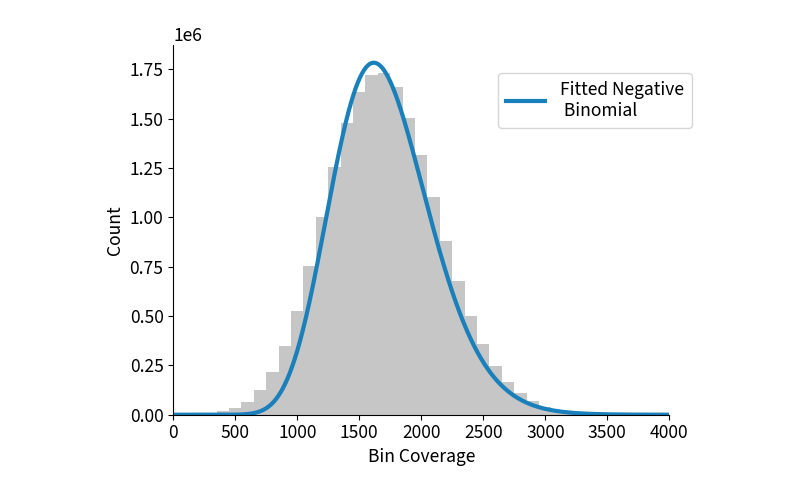
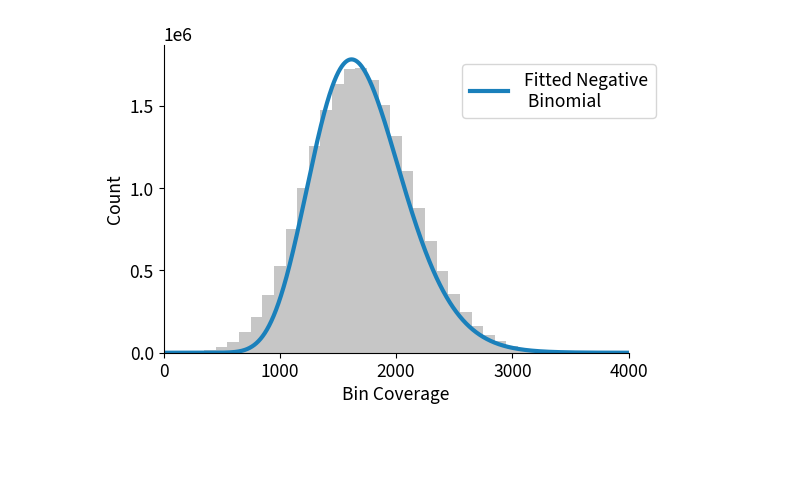
Before and after one commit to hugocarmaga/floco-benchmarking, a Jupyter notebook: plot_bin_cov_distr.ipynb, the cells around one changed output. Saved outputs shown, nothing was run; the diff lists cells and outputs as text; code cells hidden in the pictures; blank space fills up the shorter version.

Commit message:
Update with revised version plots

```diff
--- a/plot_bin_cov_distr.ipynb
+++ b/plot_bin_cov_distr.ipynb
@@ -1,7 +1,7 @@
 # %%
 coords = []
 bin_covs = []
-with open("bins_distribution.100bp.csv", 'r') as file:
+with open("../bins_distribution.100bp.csv", 'r') as file:
     for line in file:
         if not line.startswith("#"):
             columns = line.strip().split(",")
@@ -30,32 +30,33 @@ r, p = ab_to_rp(100, alpha, beta)
 # %%
 import matplotlib.pyplot as plt
 import matplotlib as mpl
 from pyfonts import load_google_font
 
 font_path = load_google_font("Source Sans 3")
 
 mpl.rcParams['axes.spines.right'] = False
 mpl.rcParams['axes.spines.top'] = False
 plt.rcParams.update({'font.size': 14})
 mpl.rcParams['font.family'] = 'Source Sans 3'
 
 # If font_path is a FontProperties object, get the actual path
 if hasattr(font_path, 'get_file'):
     mpl.font_manager.fontManager.addfont(font_path.get_file())
 else:
     mpl.font_manager.fontManager.addfont(font_path)
 
 covs, weight = zip(*coords)
 x = np.arange(0, 4000)
 binwidth = 100
 bins = np.arange(0, 4000, binwidth) - 0.5 * binwidth
+plt.figure(figsize=(6, 4))
 plt.hist(covs, weights=weight, bins=bins, alpha=0.8, color='#b8b8b8')
 plt.plot(x, nb.pmf(x, r, p) * 1.75e9, label='Fitted Negative\n Binomial', color="#1a80bb", linewidth=3)
 plt.xlabel("Bin Coverage")
 plt.ylabel("Count")
 plt.legend(loc='center', bbox_to_anchor=(0.85, 0.85), ncol=2)
 plt.xlim(0, 4000)
-plt.savefig("bincov_distribution.svg")
+plt.savefig("../bincov_distribution.svg")
 plt.show()
 # %% [output]
-[figure, old version]
+[figure, new version]
```
Also changed, not shown: parts of 1 cell of this notebook, 2 other files.
